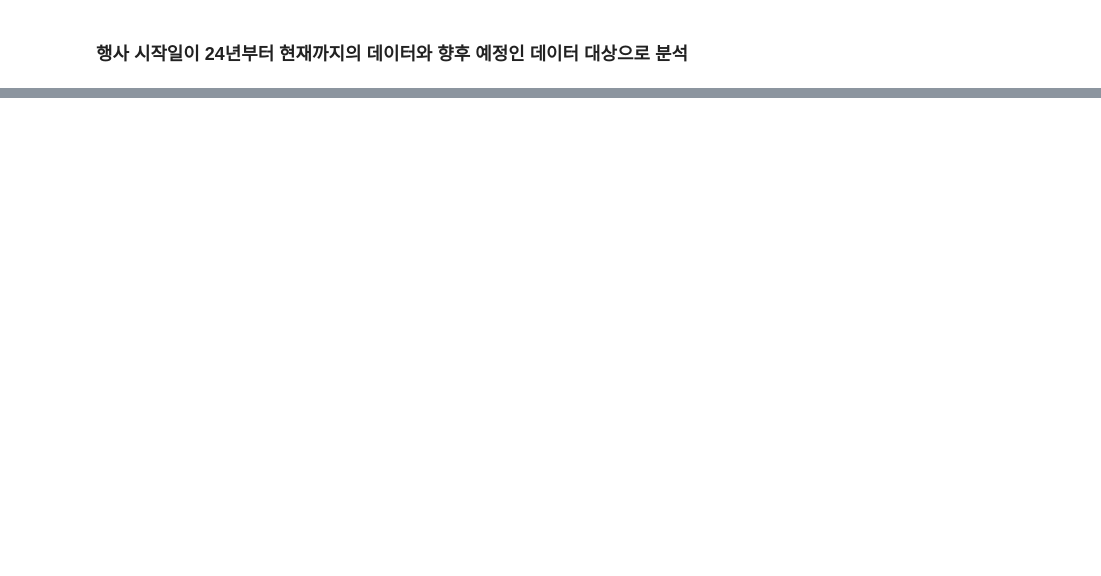
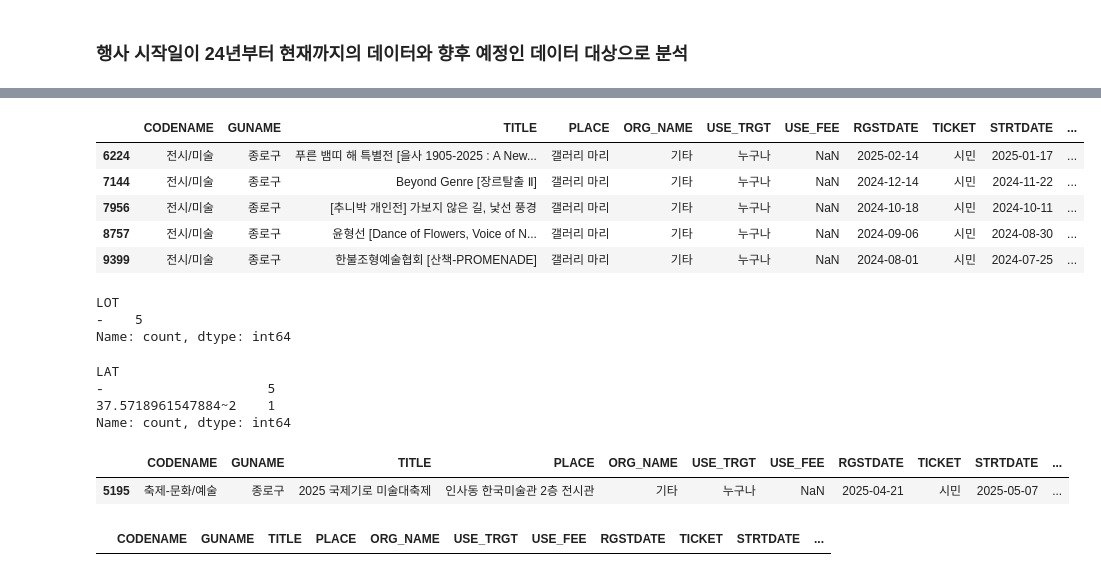
Before and after one commit to kkw5389-collab/sprint_mission17, a Jupyter notebook: notebooks/mission17.ipynb, the cells around one changed output, grey strips where cells are left out. Cells and saved outputs as stored; diff of their text form; code cells hidden in the pictures; blank space fills up the shorter version.

```diff
--- a/notebooks/mission17.ipynb
+++ b/notebooks/mission17.ipynb
@@ -289,0 +426,18 @@ df_recent.to_csv(
+# %%
+coord_to_gu = (
+    df_c
+    .dropna(subset=["GUNAME", "LAT", "LOT"])
+    .drop_duplicates(subset=["LAT", "LOT"])
+    .set_index(["LAT", "LOT"])["GUNAME"]
+    .to_dict()
+)
+# %%
+mask = df_c["GUNAME"].isna()
+
+df_c.loc[mask, "GUNAME"] = (
+    df_c.loc[mask]
+    .apply(
+        lambda x: coord_to_gu.get((x["LAT"], x["LOT"])),
+        axis=1
+    )
+)
@@ -289,0 +459,3 @@ df_recent.to_csv(
+# %%
+df_c = df_c.dropna(subset='GUNAME')
+df_c.shape
@@ -289,0 +478,4 @@ df_recent.to_csv(
+# %%
+df_c['LOT'] = df_c['LOT'].fillna(126.85943092649)
+df_c['LAT'] = df_c['LAT'].fillna(37.557203266398)
+df_c[df_c["PLACE"] == "강서시니어스타운 B1 송도아트홀"]
@@ -289,0 +499,9 @@ df_recent.to_csv(
+# %%
+df_c[df_c['LOT'] == "-"]
+# %% [output]
+|  | CODENAME | GUNAME | TITLE | PLACE | ORG_NAME | USE_TRGT | USE_FEE | RGSTDATE | TICKET | STRTDATE | ... |
+| 6224 | 전시/미술 | 종로구 | 푸른 뱀띠 해 특별전 [을사 1905-2025 : A New... | 갤러리 마리 | 기타 | 누구나 | NaN | 2025-02-14 | 시민 | 2025-01-17 | ... |
+| 7144 | 전시/미술 | 종로구 | Beyond Genre [장르탈출 Ⅱ] | 갤러리 마리 | 기타 | 누구나 | NaN | 2024-12-14 | 시민 | 2024-11-22 | ... |
+| 7956 | 전시/미술 | 종로구 | [추니박 개인전] 가보지 않은 길, 낯선 풍경 | 갤러리 마리 | 기타 | 누구나 | NaN | 2024-10-18 | 시민 | 2024-10-11 | ... |
+| 8757 | 전시/미술 | 종로구 | 윤형선 [Dance of Flowers, Voice of N... | 갤러리 마리 | 기타 | 누구나 | NaN | 2024-09-06 | 시민 | 2024-08-30 | ... |
+| 9399 | 전시/미술 | 종로구 | 한불조형예술협회 [산책-PROMENADE] | 갤러리 마리 | 기타 | 누구나 | NaN | 2024-08-01 | 시민 | 2024-07-25 | ... |
@@ -289,0 +519,24 @@ df_recent.to_csv(
+# %%
+invalid_lot["LOT"].value_counts()
+# %% [output]
+LOT
+-    5
+Name: count, dtype: int64
+# %%
+invalid_lat["LAT"].value_counts()
+# %% [output]
+LAT
+-                     5
+37.5718961547884~2    1
+Name: count, dtype: int64
+# %%
+df_c[df_c['LAT'] == '37.5718961547884~2']
+# %% [output]
+|  | CODENAME | GUNAME | TITLE | PLACE | ORG_NAME | USE_TRGT | USE_FEE | RGSTDATE | TICKET | STRTDATE | ... |
+| 5195 | 축제-문화/예술 | 종로구 | 2025 국제기로 미술대축제 | 인사동 한국미술관 2층 전시관 | 기타 | 누구나 | NaN | 2025-04-21 | 시민 | 2025-05-07 | ... |
+# %%
+df_c["LAT"] = df_c["LAT"].replace("37.5718961547884~2", 37.57189615478842)
+df_c["LAT"] = df_c["LAT"].replace("-", 37.5727115)
+df_c["LOT"] = df_c["LOT"].replace("-", 126.9690368)
+# %% [output]
+|  | CODENAME | GUNAME | TITLE | PLACE | ORG_NAME | USE_TRGT | USE_FEE | RGSTDATE | TICKET | STRTDATE | ... |
```
Also changed, not shown: parts of 44 cells of this notebook.
